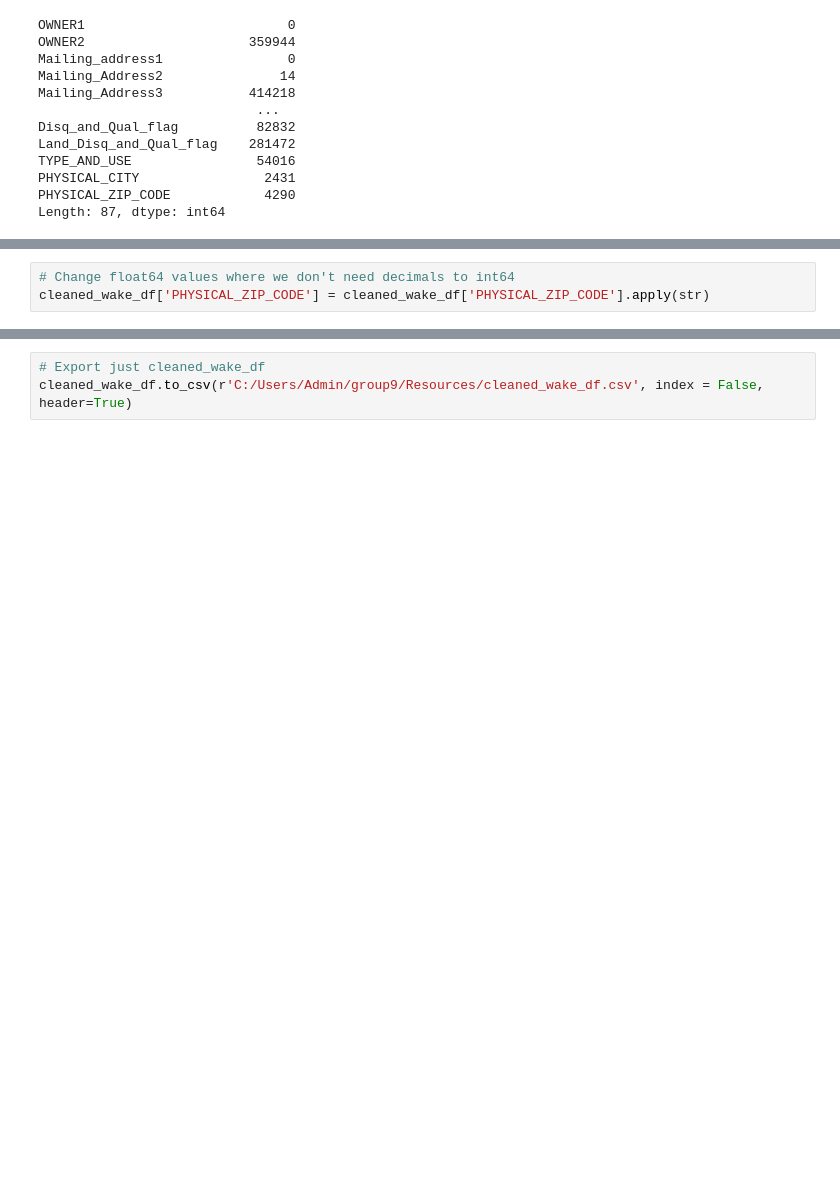
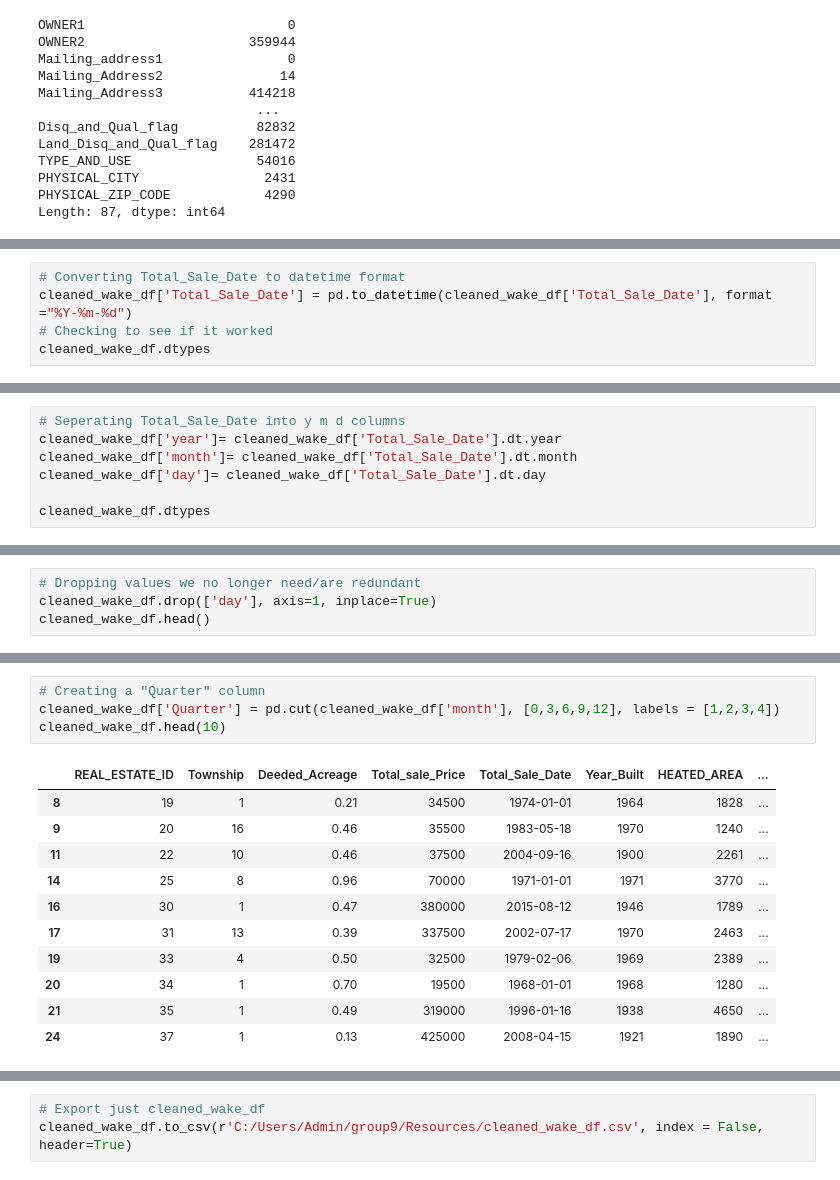
Before and after one commit to jkehm/Wake-County-Housing, a Jupyter notebook: Notebooks/Cleaning_Data_JAK.ipynb, the cells around one changed output, grey strips where cells are left out. Drawn from its saved outputs; the diff is of its cells as text; blank space fills up the shorter version.

```diff
--- a/Notebooks/Cleaning_Data_JAK.ipynb
+++ b/Notebooks/Cleaning_Data_JAK.ipynb
@@ -188,3 +198,0 @@ dtype: int64
-# %%
-# Change float64 values where we don't need decimals to int64
-cleaned_wake_df['PHYSICAL_ZIP_CODE'] = cleaned_wake_df['PHYSICAL_ZIP_CODE'].apply(str)
@@ -215 +215,6 @@ PHYSICAL_ZIP_CODE           object
 dtype: object
+# %%
+# Converting Total_Sale_Date to datetime format
+cleaned_wake_df['Total_Sale_Date'] = pd.to_datetime(cleaned_wake_df['Total_Sale_Date'], format ="%Y-%m-%d")
+# Checking to see if it worked
+cleaned_wake_df.dtypes
@@ -215,0 +235,7 @@ dtype: object
+# %%
+# Seperating Total_Sale_Date into y m d columns
+cleaned_wake_df['year']= cleaned_wake_df['Total_Sale_Date'].dt.year
+cleaned_wake_df['month']= cleaned_wake_df['Total_Sale_Date'].dt.month
+cleaned_wake_df['day']= cleaned_wake_df['Total_Sale_Date'].dt.day
+
+cleaned_wake_df.dtypes
@@ -215,0 +259,4 @@ dtype: object
+# %%
+# Dropping values we no longer need/are redundant
+cleaned_wake_df.drop(['day'], axis=1, inplace=True)
+cleaned_wake_df.head()
@@ -216,3 +270,19 @@ dtype: object
+# %%
+# Creating a "Quarter" column
+cleaned_wake_df['Quarter'] = pd.cut(cleaned_wake_df['month'], [0,3,6,9,12], labels = [1,2,3,4])
+cleaned_wake_df.head(10)
+# %% [output]
+|  | REAL_ESTATE_ID | Township | Deeded_Acreage | Total_sale_Price | Total_Sale_Date | Year_Built | HEATED_AREA | ... |
+| 8 | 19 | 1 | 0.21 | 34500 | 1974-01-01 | 1964 | 1828 | ... |
+| 9 | 20 | 16 | 0.46 | 35500 | 1983-05-18 | 1970 | 1240 | ... |
+| 11 | 22 | 10 | 0.46 | 37500 | 2004-09-16 | 1900 | 2261 | ... |
+| 14 | 25 | 8 | 0.96 | 70000 | 1971-01-01 | 1971 | 3770 | ... |
+| 16 | 30 | 1 | 0.47 | 380000 | 2015-08-12 | 1946 | 1789 | ... |
+| 17 | 31 | 13 | 0.39 | 337500 | 2002-07-17 | 1970 | 2463 | ... |
+| 19 | 33 | 4 | 0.50 | 32500 | 1979-02-06 | 1969 | 2389 | ... |
+| 20 | 34 | 1 | 0.70 | 19500 | 1968-01-01 | 1968 | 1280 | ... |
+| 21 | 35 | 1 | 0.49 | 319000 | 1996-01-16 | 1938 | 4650 | ... |
+| 24 | 37 | 1 | 0.13 | 425000 | 2008-04-15 | 1921 | 1890 | ... |
 # %%
 # Checking dataset shape
 cleaned_wake_df.shape
```
Also changed, not shown: parts of 26 cells of this notebook.
